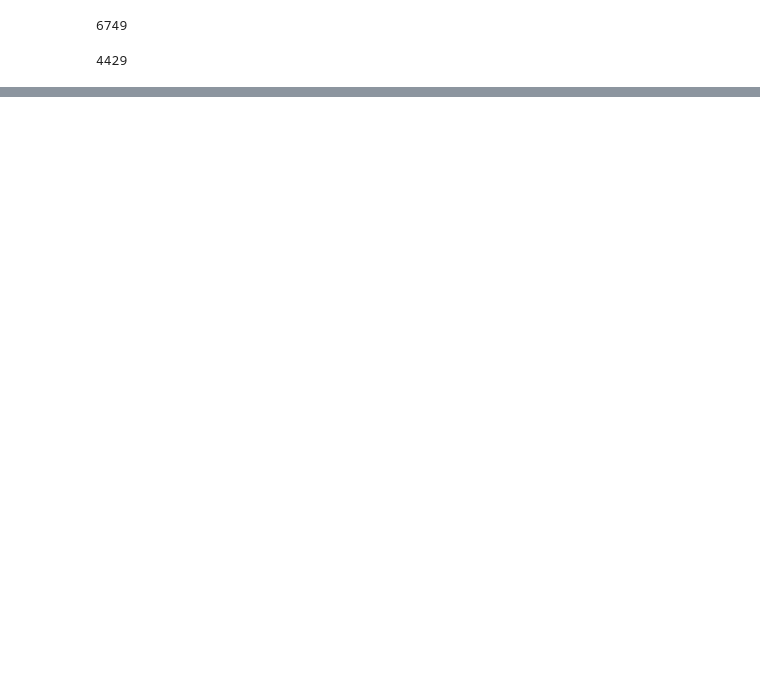
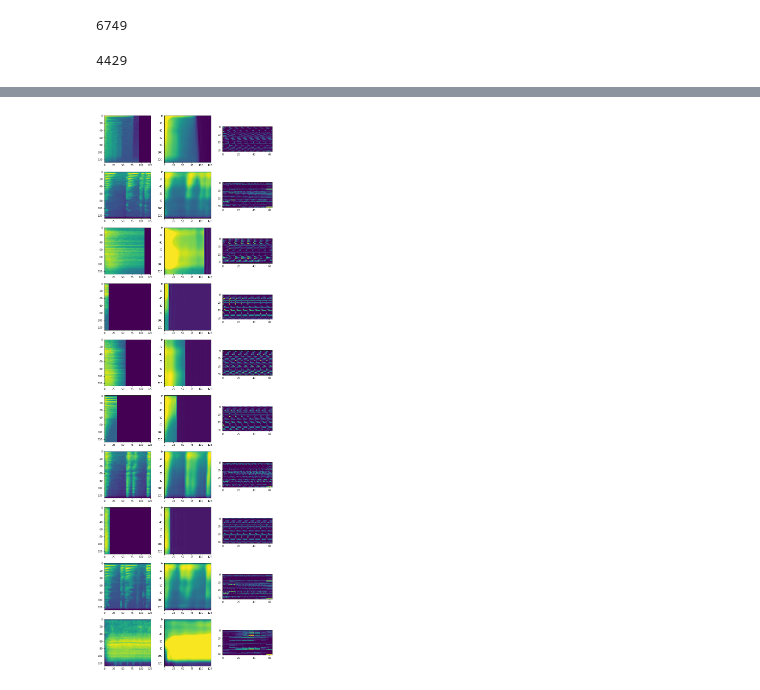
Before and after one commit to flyingleafe/vxs-vpt, a Jupyter notebook: notebooks/CAETraining.ipynb, the cells around one changed output, grey strips where cells are left out. Cells and saved outputs as stored; diff of their text form; code cells hidden in the pictures; blank space fills up the shorter version.

```diff
--- a/notebooks/CAETraining.ipynb
+++ b/notebooks/CAETraining.ipynb
@@ -109,3 +134,3 @@ imshow_random_samples(common_set, 9, random_seed=44, cols=3)
 # %%
-#model.load_state_dict(torch.load('../logs/conv_ae_3/checkpoints/train.19.pth')['model_state_dict'])
-#model.eval()
+model.load_state_dict(torch.load('../logs/conv_ae_fixed_2/checkpoints/best.pth')['model_state_dict'])
+model.eval()
@@ -112,5 +155,7 @@ imshow_random_samples(common_set, 9, random_seed=44, cols=3)
 # %%
-#imshow_ae_output(model, common_set, 10)
+imshow_ae_output(model, common_set, 10, random_seed=455)
+# %% [output]
+[figure, added]
 # %%
 runner = ConvAERunner()
 runner.train(
```
Also changed, not shown: parts of 19 cells of this notebook, 7 other files.
